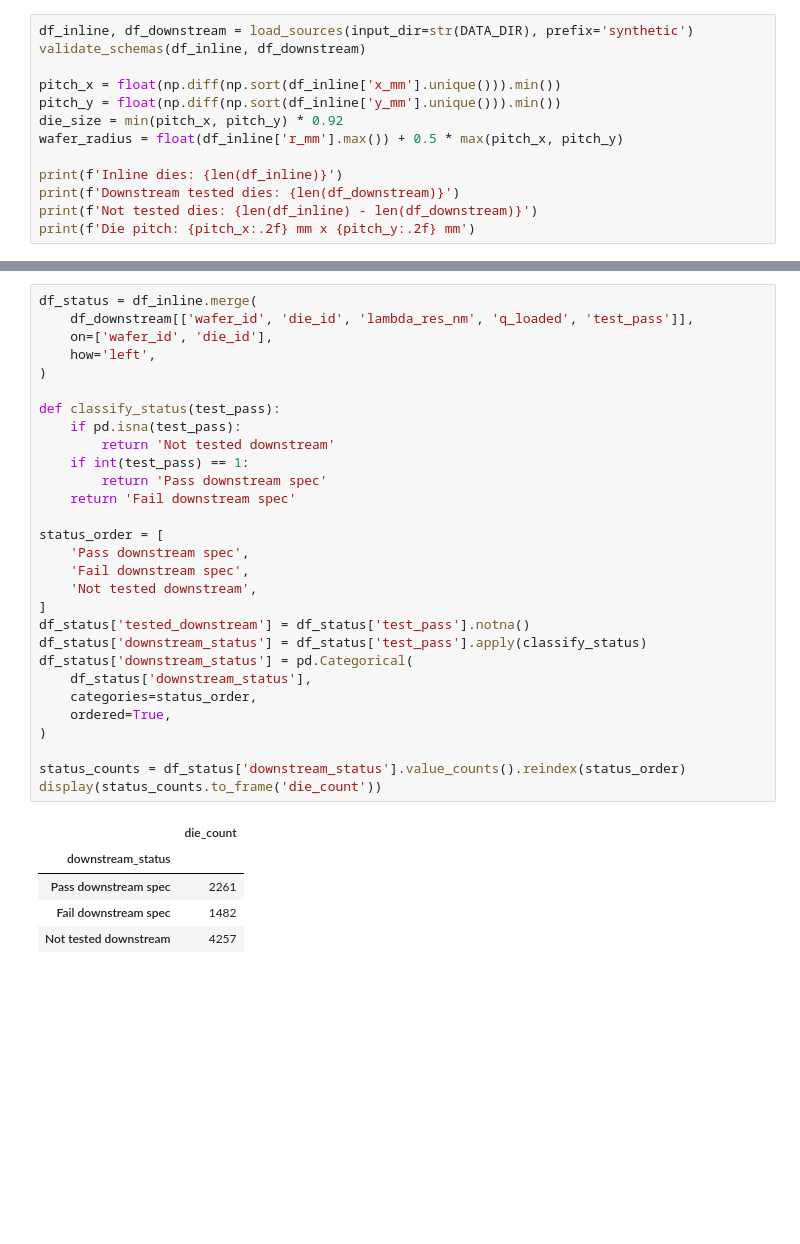
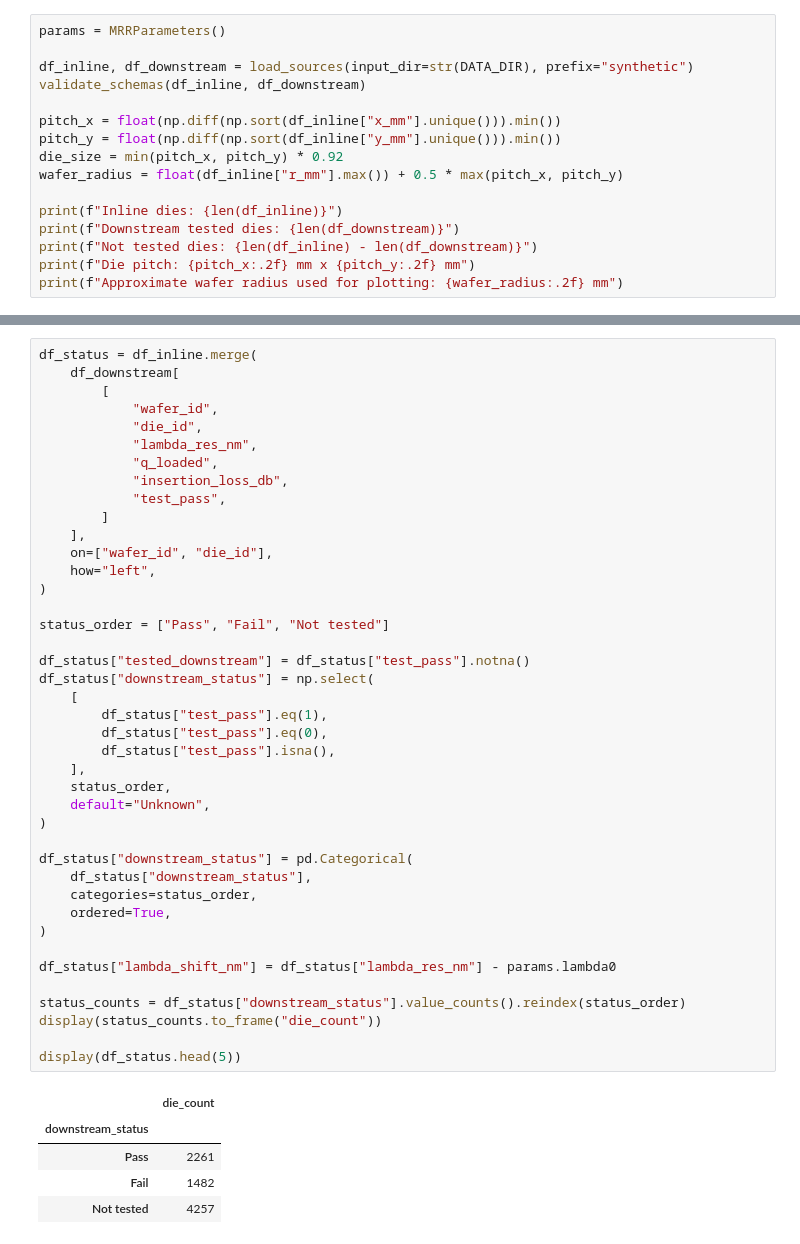
Before and after one commit to Spalding13/Silicon-Photonics-Microring-Performance-Prediction, a Jupyter notebook: notebooks/02_wafermap_story.ipynb, the cells around one changed output, grey strips where cells are left out. Saved outputs shown, nothing was run; the diff lists cells and outputs as text; blank space fills up the shorter version.

```diff
--- a/notebooks/02_wafermap_story.ipynb
+++ b/notebooks/02_wafermap_story.ipynb
@@ -37,16 +63,19 @@ from src.utils import load_sources, validate_schemas
 # %%
-df_inline, df_downstream = load_sources(input_dir=str(DATA_DIR), prefix='synthetic')
+params = MRRParameters()
+
+df_inline, df_downstream = load_sources(input_dir=str(DATA_DIR), prefix="synthetic")
 validate_schemas(df_inline, df_downstream)
 
-pitch_x = float(np.diff(np.sort(df_inline['x_mm'].unique())).min())
-pitch_y = float(np.diff(np.sort(df_inline['y_mm'].unique())).min())
+pitch_x = float(np.diff(np.sort(df_inline["x_mm"].unique())).min())
+pitch_y = float(np.diff(np.sort(df_inline["y_mm"].unique())).min())
 die_size = min(pitch_x, pitch_y) * 0.92
-wafer_radius = float(df_inline['r_mm'].max()) + 0.5 * max(pitch_x, pitch_y)
+wafer_radius = float(df_inline["r_mm"].max()) + 0.5 * max(pitch_x, pitch_y)
 
-print(f'Inline dies: {len(df_inline)}')
-print(f'Downstream tested dies: {len(df_downstream)}')
-print(f'Not tested dies: {len(df_inline) - len(df_downstream)}')
-print(f'Die pitch: {pitch_x:.2f} mm x {pitch_y:.2f} mm')
+print(f"Inline dies: {len(df_inline)}")
+print(f"Downstream tested dies: {len(df_downstream)}")
+print(f"Not tested dies: {len(df_inline) - len(df_downstream)}")
+print(f"Die pitch: {pitch_x:.2f} mm x {pitch_y:.2f} mm")
+print(f"Approximate wafer radius used for plotting: {wafer_radius:.2f} mm")
 # %% [output]
 Loaded inline metrology: e:\Data_Science_Proj\data\synthetic_inline_metrology.csv
 Loaded downstream wafer test: e:\Data_Science_Proj\data\synthetic_downstream_wafer_test.csv
@@ -57,35 +99,47 @@ Die pitch: 6.09 mm x 6.09 mm
 # %%
 df_status = df_inline.merge(
-    df_downstream[['wafer_id', 'die_id', 'lambda_res_nm', 'q_loaded', 'test_pass']],
-    on=['wafer_id', 'die_id'],
-    how='left',
+    df_downstream[
+        [
+            "wafer_id",
+            "die_id",
+            "lambda_res_nm",
+            "q_loaded",
+            "insertion_loss_db",
+            "test_pass",
+        ]
+    ],
+    on=["wafer_id", "die_id"],
+    how="left",
 )
 
-def classify_status(test_pass):
-    if pd.isna(test_pass):
-        return 'Not tested downstream'
-    if int(test_pass) == 1:
-        return 'Pass downstream spec'
-    return 'Fail downstream spec'
+status_order = ["Pass", "Fail", "Not tested"]
 
-status_order = [
-    'Pass downstream spec',
-    'Fail downstream spec',
-    'Not tested downstream',
-]
-df_status['tested_downstream'] = df_status['test_pass'].notna()
-df_status['downstream_status'] = df_status['test_pass'].apply(classify_status)
-df_status['downstream_status'] = pd.Categorical(
-    df_status['downstream_status'],
+df_status["tested_downstream"] = df_status["test_pass"].notna()
+df_status["downstream_status"] = np.select(
+    [
+        df_status["test_pass"].eq(1),
+        df_status["test_pass"].eq(0),
+        df_status["test_pass"].isna(),
+    ],
+    status_order,
+    default="Unknown",
+)
+
+df_status["downstream_status"] = pd.Categorical(
+    df_status["downstream_status"],
     categories=status_order,
     ordered=True,
 )
 
-status_counts = df_status['downstream_status'].value_counts().reindex(status_order)
-display(status_counts.to_frame('die_count'))
+df_status["lambda_shift_nm"] = df_status["lambda_res_nm"] - params.lambda0
+
+status_counts = df_status["downstream_status"].value_counts().reindex(status_order)
+display(status_counts.to_frame("die_count"))
+
+display(df_status.head(5))
 # %% [output]
 |  | die_count |
 | downstream_status |  |
-| Pass downstream spec | 2261 |
-| Fail downstream spec | 1482 |
-| Not tested downstream | 4257 |
+| Pass | 2261 |
+| Fail | 1482 |
+| Not tested | 4257 |
```
Also changed, not shown: parts of 25 cells of this notebook, 1 other file.
